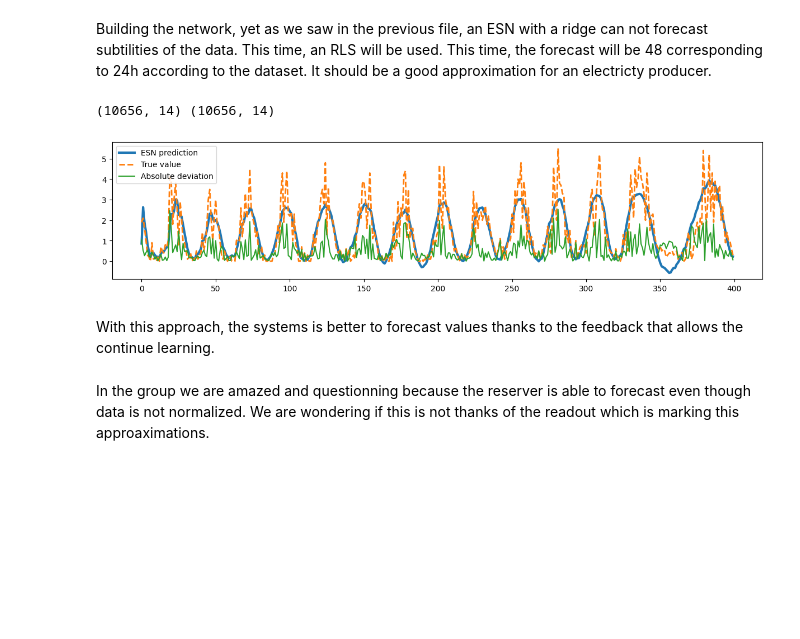
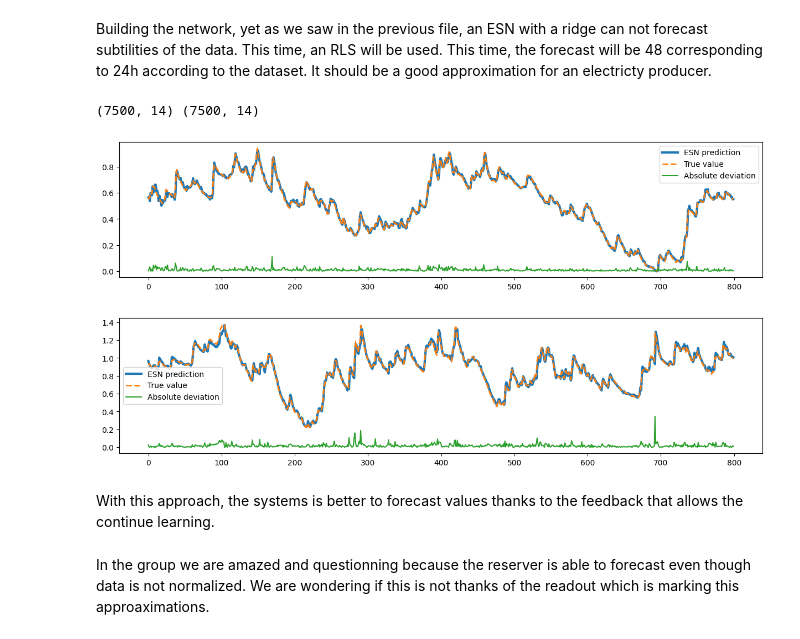
Before and after one commit to Sifflet-Blanc/Suez2, a Jupyter notebook: reservoir.ipynb, the cells around one changed output. Cells and saved outputs as stored; diff of their text form; code cells hidden in the pictures; blank space fills up the shorter version.

```diff
--- a/reservoir.ipynb
+++ b/reservoir.ipynb
@@ -8,7 +8,7 @@ import os
 import math
 import numpy as np
 from datetime import datetime
-dpath = 'dataset/preprocessed/'
+dpath = 'datasets/preprocessed/'
 
 #Makes the time a continuous value to work with ESN.
 def time_linearisation(date):
@@ -167,6 +65,6 @@ array([[ 9.54066550e-01, -2.99594756e-01, -9.90000000e+01, ...,
 # %%
 import matplotlib.pyplot as plt
-def plot_results(y_pred, y_test, sample=400):
+def plot_results(y_pred, y_test, sample=800):
 
     fig = plt.figure(figsize=(15, 7))
     plt.subplot(211)
@@ -180,25 +78,32 @@ def plot_results(y_pred, y_test, sample=400):
 Building the network, yet as we saw in the previous file, an ESN with a ridge can not forecast subtilities of the data. This time, an RLS will be used. This time, the forecast will be 48 corresponding to 24h according to the dataset. It should be a good approximation for an electricty producer.
 # %%
 from reservoirpy.datasets import to_forecasting
+def normalize_data(data):
+    # Normalizing data between 0 and 1 column by column
+    min_vals = data.min(axis=0)
+    max_vals = data.max(axis=0)
+    normalized_data = (data - min_vals) / (max_vals - min_vals)
+    return normalized_data, min_vals, max_vals
 data = load_X_Y(dpath + 'A146020302.csv')
-x,y= to_forecasting(data, forecast=1)
+data, min_vals, max_vals = normalize_data(data)
+x,y= to_forecasting(data[3156:], forecast=1)
 print(x.shape, y.shape)
-y = y[:, 8].reshape(-1, 1) # chosing the data that will be used (electricity consuption)
-units = 100
-leak_rate = 0.1
-spectral_radius = 0.7
-input_scaling = 1.
-connectivity = 0.8
-input_connectivity = 0.2
+y = y[:, -1].reshape(-1, 1) # chosing the data that will be used (electricity consuption)
+units = 1500
+leak_rate = 0.8
+spectral_radius = 0.6
+input_scaling = .8
+connectivity = 0.6
+input_connectivity = 0.3
 regularization = 1e-1
 seed = 42
-X_train1, y_train1 = x[:400], y[:400]
-X_test1, y_test1 = x[400:], y[400:]
+X_train1, y_train1 = x[:1500], y[:1500]
+X_test1, y_test1 = x[1500:], y[1500:]
 X_test1 = np.asarray(X_test1) # chosing the data that will be used (electricity consuption)
 X_test1 = X_test1.reshape(X_test1.shape[0], -1) # reshaping data that they could be used by reservoir py
 # plot_train_test(X_train1, y_train1, X_test1, y_test1)
 # %% [output]
-(10656, 14) (10656, 14)
+(7500, 14) (7500, 14)
 # %%
 from reservoirpy.nodes import RLS
 from reservoirpy.nodes import Reservoir
@@ -220,8 +125,6 @@ for t, (x_t, y_t) in enumerate(zip(X_train1, y_train1)):
         y_t.reshape(1, -1)
     )
 # %%
-plot_results(outputs_pre, y_train1,400)
+plot_results(outputs_pre, y_train1,800)
 # %% [output]
-[figure, old version]
+[figure, new version]
-# %% [markdown]
-With this approach, the systems is better to forecast values thanks to the feedback that allows the continue learning.
@@ -228,3 +136,9 @@ With this approach, the systems is better to forecast values thanks to the feedb
+# %%
+plot_results(pred_online*max_vals[-1],y_test1*max_vals[-1], sample=800)
+# %% [output]
+[figure, added]
+# %% [markdown]
+With this approach, the systems is better to forecast values thanks to the feedback that allows the continue learning.
 # %% [markdown]
 In the group we are amazed and questionning because the reserver is able to forecast even though data is not normalized. We are wondering if this is not thanks of the readout which is marking this approaximations.
 # %% [markdown]
```
Also changed, not shown: parts of 3 cells of this notebook.
